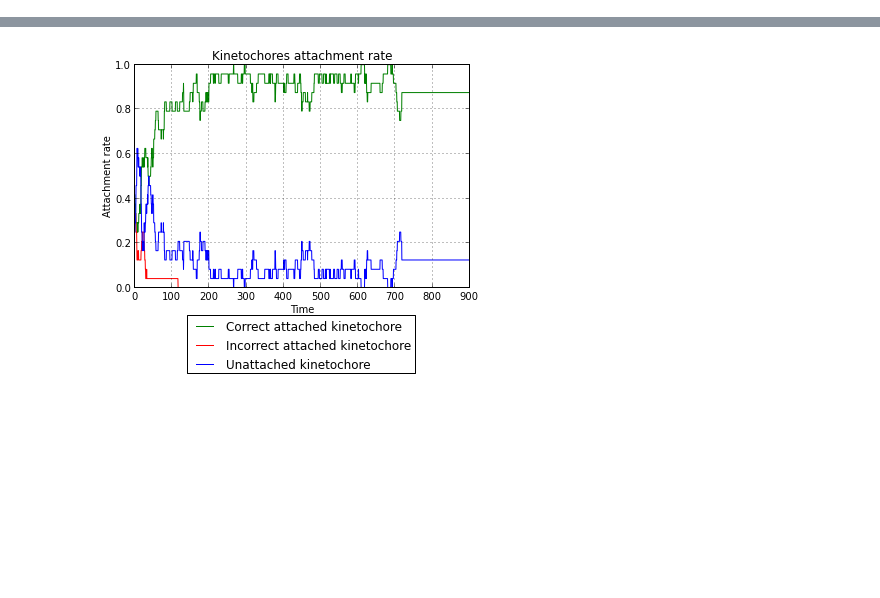
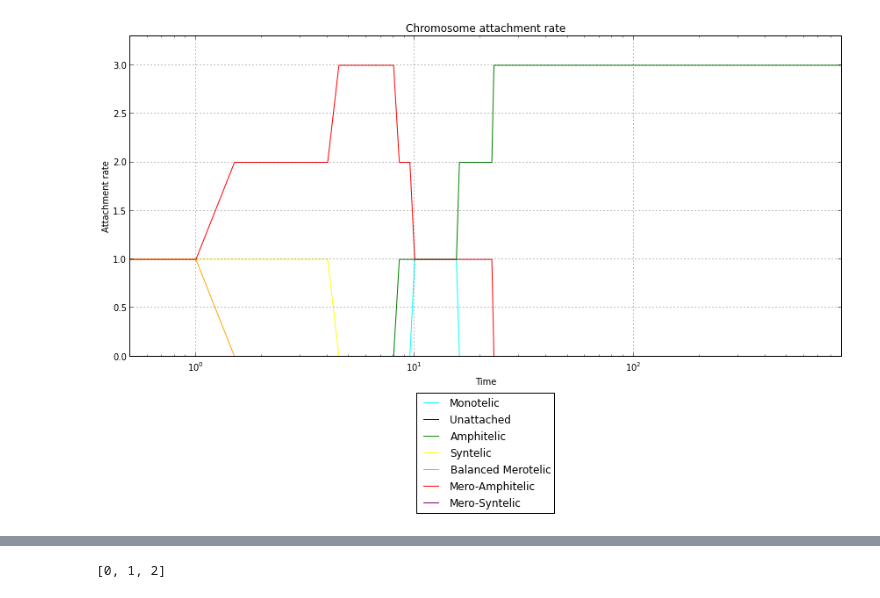
Before and after one commit to glyg/Kinetochore-segregation, a Jupyter notebook: scripts/attachment_rate.ipynb, the cells around one changed output, grey strips where cells are left out. Drawn from its saved outputs; the diff is of its cells as text; code cells hidden in the pictures; blank space fills up the shorter version.

```diff
--- a/scripts/attachment_rate.ipynb
+++ b/scripts/attachment_rate.ipynb
@@ -14,3 +13,3 @@ meta = SimuIO().read("results.zip", verbose=True)
 # %%
-kt_attach = meta.evaluate(name='Kineto Attachment', debug=True, verbose=True)
+res = meta.evaluate(name='Chromosome Attachment', debug=True, verbose=True, draw=True)
 # %% [output]
@@ -18,0 +17 @@ kt_attach = meta.evaluate(name='Kineto Attachment', debug=True, verbose=True)
+[figure, added]
@@ -19,4 +19,5 @@ kt_attach = meta.evaluate(name='Kineto Attachment', debug=True, verbose=True)
-# %%
-draw_kineto_attachment(kt_attach, meta)
-# %% [output]
-[figure, removed]
+# %%
+p = range(5)
+p[0:3]
+# %% [output]
+[0, 1, 2]
```
Also changed, not shown: parts of 3 cells of this notebook, 9 other files.
